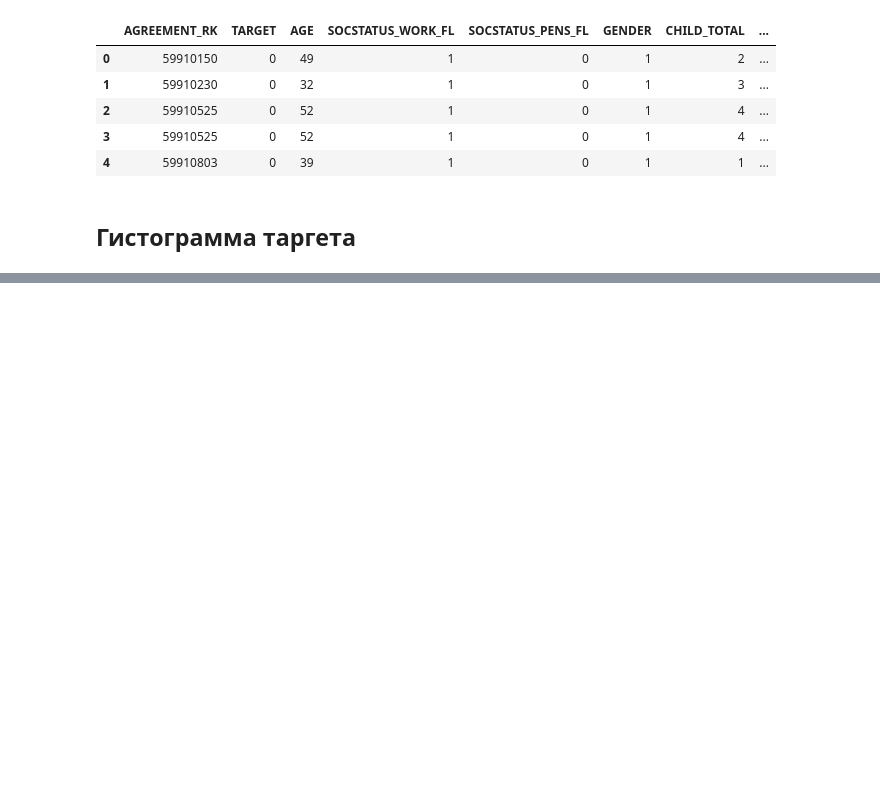
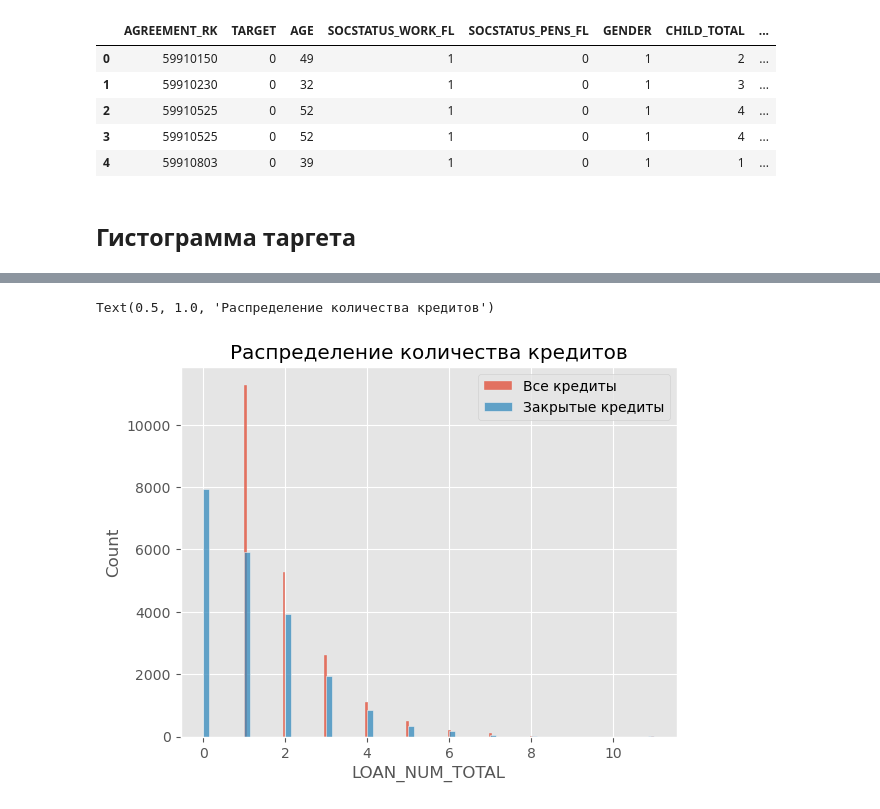
Before and after one commit to sccntr/sthw, a Jupyter notebook: notebooks/eda.ipynb, the cells around one changed output, grey strips where cells are left out. Saved outputs shown, nothing was run; the diff lists cells and outputs as text; code cells hidden in the pictures; blank space fills up the shorter version.

```diff
--- a/notebooks/eda.ipynb
+++ b/notebooks/eda.ipynb
@@ -151 +155,12 @@ print(round(len(df[df['TARGET'] == 1]) / (len(df) / 100), 2))
+# %%
+
+fig, ax = plt.subplots()
+sns.histplot(df['LOAN_NUM_TOTAL'], ax=ax, label='Все кредиты')
+sns.histplot(df['LOAN_NUM_CLOSED'], ax=ax, label='Закрытые кредиты')
+ax.legend()
+
+ax.set_title(label='Распределение количества кредитов')
+# %% [output]
+Text(0.5, 1.0, 'Распределение количества кредитов')
+[figure, added]
 # %%
```
Also changed, not shown: parts of 13 cells of this notebook.
